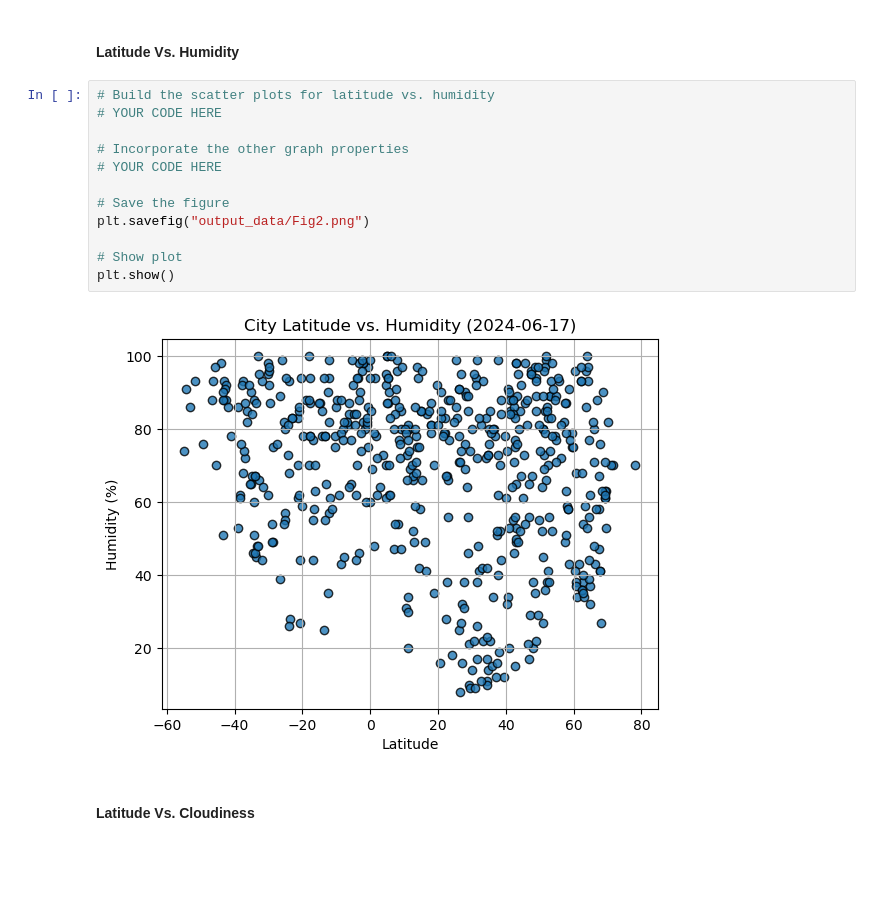
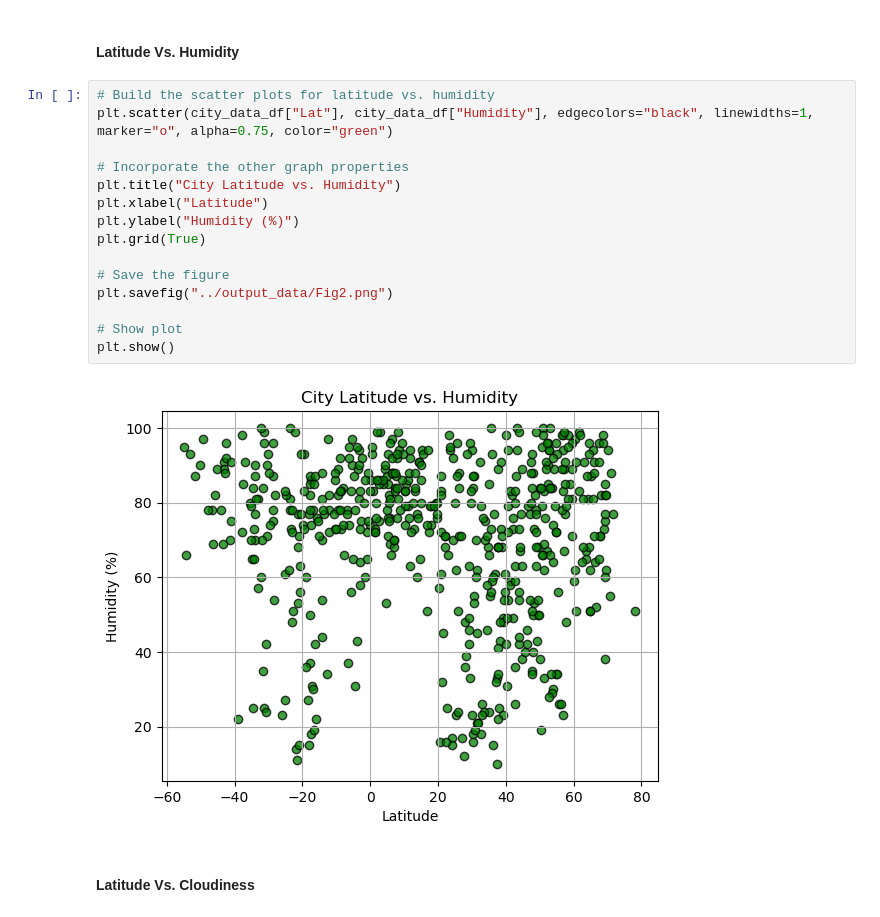
Before and after one commit to kahan17/python-api-challenge, a Jupyter notebook: WeatherPy/WeatherPy.ipynb, the cells around one changed output. Saved outputs shown, nothing was run; the diff lists cells and outputs as text; blank space fills up the shorter version.

```diff
--- a/WeatherPy/WeatherPy.ipynb
+++ b/WeatherPy/WeatherPy.ipynb
@@ -223,18 +210,21 @@ plt.show()
 #### Latitude Vs. Humidity
 # %%
 # Build the scatter plots for latitude vs. humidity
-# YOUR CODE HERE
+plt.scatter(city_data_df["Lat"], city_data_df["Humidity"], edgecolors="black", linewidths=1, marker="o", alpha=0.75, color="green")
 
 # Incorporate the other graph properties
-# YOUR CODE HERE
+plt.title("City Latitude vs. Humidity")
+plt.xlabel("Latitude")
+plt.ylabel("Humidity (%)")
+plt.grid(True)
 
 # Save the figure
-plt.savefig("output_data/Fig2.png")
+plt.savefig("../output_data/Fig2.png")
 
 # Show plot
 plt.show()
 # %% [output]
-[figure, old version]
+[figure, new version]
 # %% [markdown]
 #### Latitude Vs. Cloudiness
 # %%
```
Also changed, not shown: parts of 33 cells of this notebook, 4 other files.
